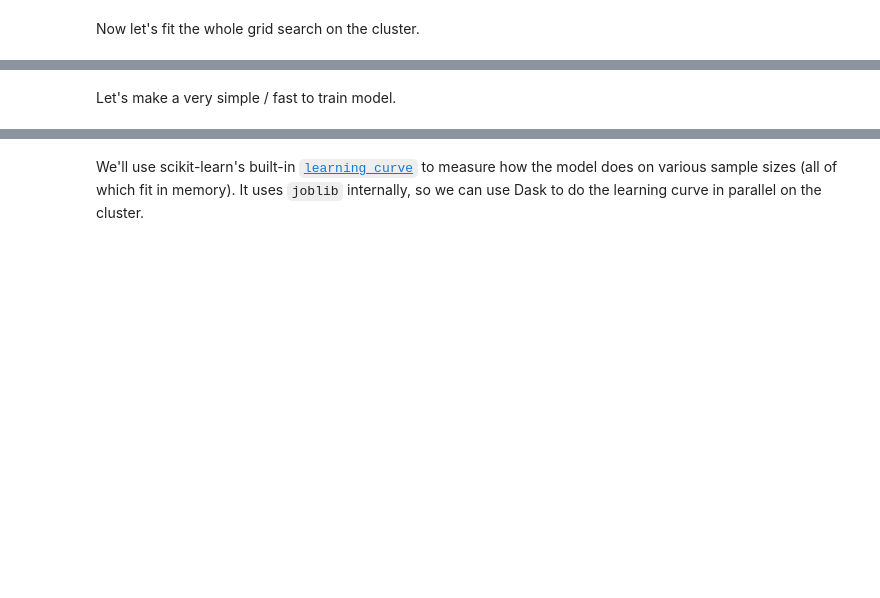
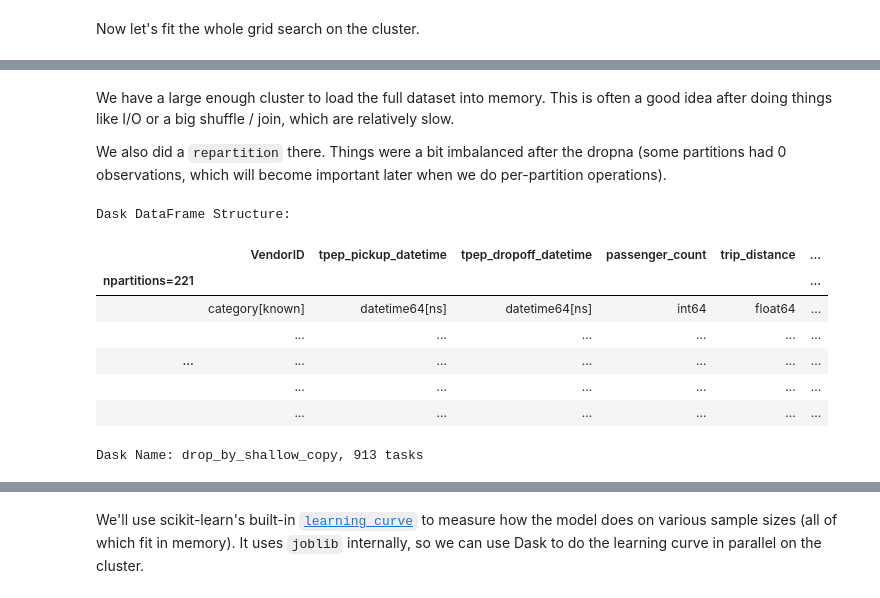
Before and after one commit to TomAugspurger/science-thursday, a Jupyter notebook: scalable-ml.ipynb, the cells around one changed output, grey strips where cells are left out. Saved outputs shown, nothing was run; the diff lists cells and outputs as text; code cells hidden in the pictures; blank space fills up the shorter version.

```diff
--- a/scalable-ml.ipynb
+++ b/scalable-ml.ipynb
@@ -214,2 +344,0 @@ But first, plot your learning rate!
-# %% [markdown]
-Let's make a very simple / fast to train model.
@@ -215,0 +354,16 @@ Let's make a very simple / fast to train model.
+# %% [markdown]
+We have a large enough cluster to load the full dataset into memory. This is often a good idea after doing things like I/O or a big shuffle / join, which are relatively slow.
+
+We also did a `repartition` there. Things were a bit imbalanced after the dropna (some partitions had 0 observations, which will become important later when we do per-partition operations).
+# %%
+big_X
+# %% [output]
+Dask DataFrame Structure:
+|  | VendorID | tpep_pickup_datetime | tpep_dropoff_datetime | passenger_count | trip_distance | ... |
+| npartitions=221 |  |  |  |  |  | ... |
+|  | category[known] | datetime64[ns] | datetime64[ns] | int64 | float64 | ... |
+|  | ... | ... | ... | ... | ... | ... |
+| ... | ... | ... | ... | ... | ... | ... |
+|  | ... | ... | ... | ... | ... | ... |
+|  | ... | ... | ... | ... | ... | ... |
+Dask Name: drop_by_shallow_copy, 913 tasks
```
Also changed, not shown: parts of 80 cells of this notebook.
